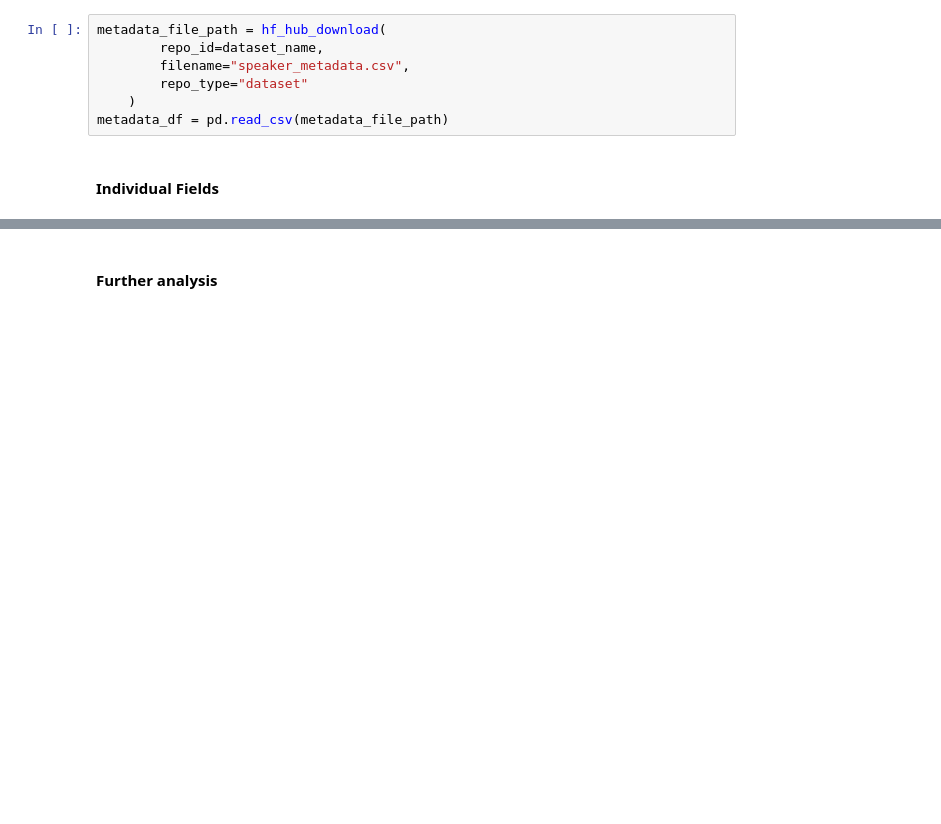
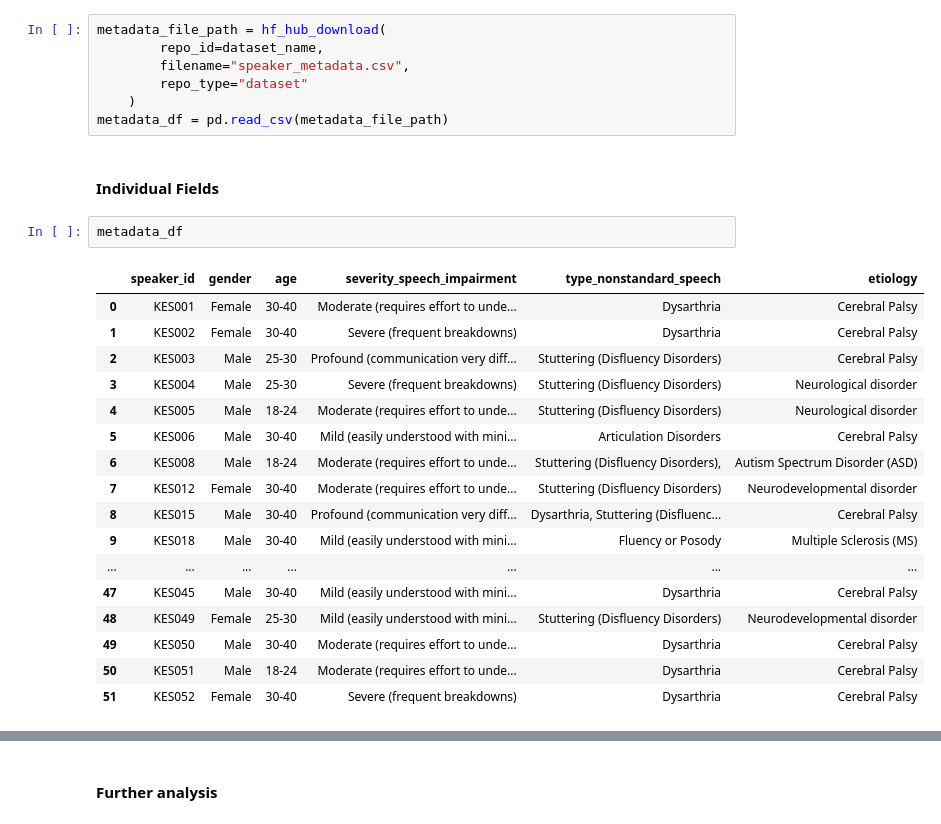
Before and after one commit to samwanyua/nairobo_innovation_sprint, a Jupyter notebook: cdli_dataset_access.ipynb, the cells around one changed output, grey strips where cells are left out. Cells and saved outputs as stored; diff of their text form; blank space fills up the shorter version.

```diff
--- a/cdli_dataset_access.ipynb
+++ b/cdli_dataset_access.ipynb
@@ -100,3 +100,23 @@ metadata_file_path = hf_hub_download(
 metadata_df = pd.read_csv(metadata_file_path)
 # %% [markdown]
 #### Individual Fields
+# %%
+metadata_df
+# %% [output]
+|  | speaker_id | gender | age | severity_speech_impairment | type_nonstandard_speech | etiology |
+| 0 | KES001 | Female | 30-40 | Moderate (requires effort to unde... | Dysarthria | Cerebral Palsy |
+| 1 | KES002 | Female | 30-40 | Severe (frequent breakdowns) | Dysarthria | Cerebral Palsy |
+| 2 | KES003 | Male | 25-30 | Profound (communication very diff... | Stuttering (Disfluency Disorders) | Cerebral Palsy |
+| 3 | KES004 | Male | 25-30 | Severe (frequent breakdowns) | Stuttering (Disfluency Disorders) | Neurological disorder |
+| 4 | KES005 | Male | 18-24 | Moderate (requires effort to unde... | Stuttering (Disfluency Disorders) | Neurological disorder |
+| 5 | KES006 | Male | 30-40 | Mild (easily understood with mini... | Articulation Disorders | Cerebral Palsy |
+| 6 | KES008 | Male | 18-24 | Moderate (requires effort to unde... | Stuttering (Disfluency Disorders), | Autism Spectrum Disorder (ASD) |
+| 7 | KES012 | Female | 30-40 | Moderate (requires effort to unde... | Stuttering (Disfluency Disorders) | Neurodevelopmental disorder |
+| 8 | KES015 | Male | 30-40 | Profound (communication very diff... | Dysarthria, Stuttering (Disfluenc... | Cerebral Palsy |
+| 9 | KES018 | Male | 30-40 | Mild (easily understood with mini... | Fluency or Posody | Multiple Sclerosis (MS) |
+| ... | ... | ... | ... | ... | ... | ... |
+| 47 | KES045 | Male | 30-40 | Mild (easily understood with mini... | Dysarthria | Cerebral Palsy |
+| 48 | KES049 | Female | 25-30 | Mild (easily understood with mini... | Stuttering (Disfluency Disorders) | Neurodevelopmental disorder |
+| 49 | KES050 | Male | 30-40 | Moderate (requires effort to unde... | Dysarthria | Cerebral Palsy |
+| 50 | KES051 | Male | 18-24 | Moderate (requires effort to unde... | Dysarthria | Cerebral Palsy |
+| 51 | KES052 | Female | 30-40 | Severe (frequent breakdowns) | Dysarthria | Cerebral Palsy |
```
Also changed, not shown: parts of 8 cells of this notebook.
